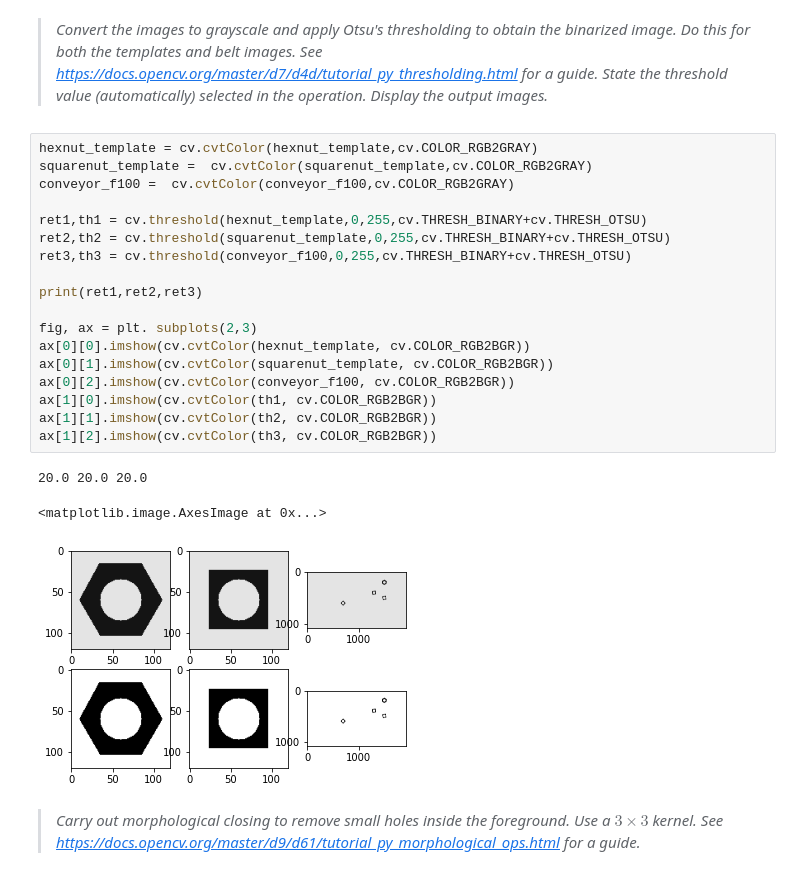
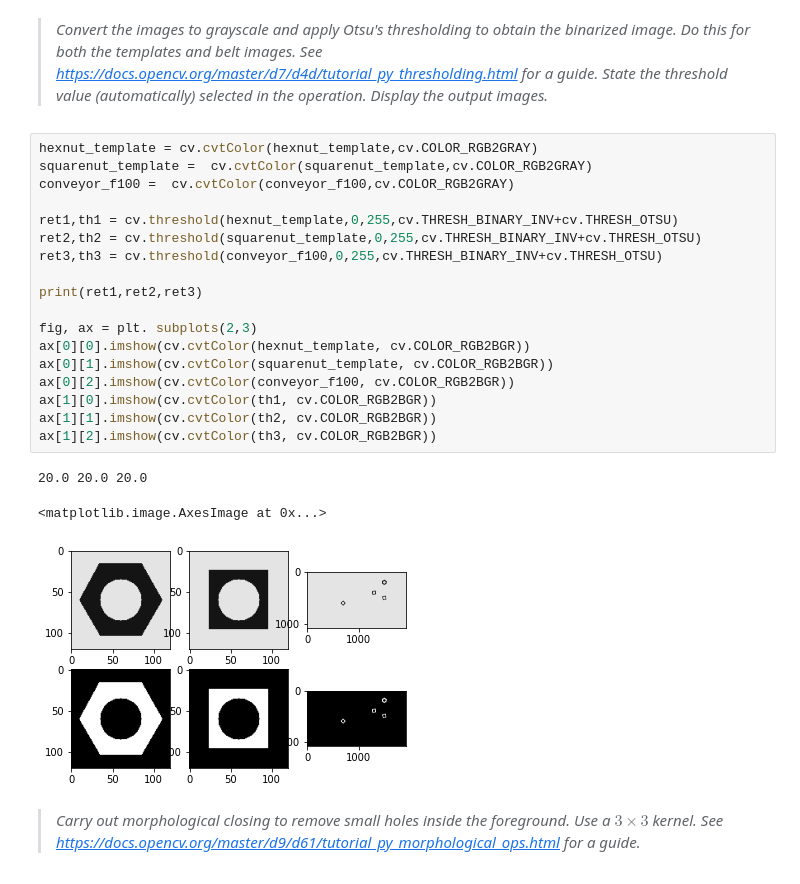
Before and after one commit to KavinduWeerasinghe/Assignment-3, a Jupyter notebook: Assignment 3.ipynb, the cells around one changed output. Saved outputs shown, nothing was run; the diff lists cells and outputs as text.

```diff
--- a/Assignment 3.ipynb
+++ b/Assignment 3.ipynb
@@ -27,25 +27,25 @@ plt.show()
 # %%
 hexnut_template = cv.cvtColor(hexnut_template,cv.COLOR_RGB2GRAY)
 squarenut_template =  cv.cvtColor(squarenut_template,cv.COLOR_RGB2GRAY)
 conveyor_f100 =  cv.cvtColor(conveyor_f100,cv.COLOR_RGB2GRAY)
 
-ret1,th1 = cv.threshold(hexnut_template,0,255,cv.THRESH_BINARY+cv.THRESH_OTSU)
-ret2,th2 = cv.threshold(squarenut_template,0,255,cv.THRESH_BINARY+cv.THRESH_OTSU)
-ret3,th3 = cv.threshold(conveyor_f100,0,255,cv.THRESH_BINARY+cv.THRESH_OTSU)
+ret1,th1 = cv.threshold(hexnut_template,0,255,cv.THRESH_BINARY_INV+cv.THRESH_OTSU)
+ret2,th2 = cv.threshold(squarenut_template,0,255,cv.THRESH_BINARY_INV+cv.THRESH_OTSU)
+ret3,th3 = cv.threshold(conveyor_f100,0,255,cv.THRESH_BINARY_INV+cv.THRESH_OTSU)
 
 print(ret1,ret2,ret3)
 
 fig, ax = plt. subplots(2,3)
 ax[0][0].imshow(cv.cvtColor(hexnut_template, cv.COLOR_RGB2BGR))
 ax[0][1].imshow(cv.cvtColor(squarenut_template, cv.COLOR_RGB2BGR))
 ax[0][2].imshow(cv.cvtColor(conveyor_f100, cv.COLOR_RGB2BGR))
 ax[1][0].imshow(cv.cvtColor(th1, cv.COLOR_RGB2BGR))
 ax[1][1].imshow(cv.cvtColor(th2, cv.COLOR_RGB2BGR))
 ax[1][2].imshow(cv.cvtColor(th3, cv.COLOR_RGB2BGR))
 # %% [output]
 20.0 20.0 20.0
 <matplotlib.image.AxesImage at 0x...>
-[figure, old version]
+[figure, new version]
 # %% [markdown]
 >*Carry out morphological closing to remove small holes inside the foreground. Use a $3×3$ kernel. See https://docs.opencv.org/master/d9/d61/tutorial_py_morphological_ops.html for a guide.*
 # %%
```
Also changed, not shown: parts of 2 cells of this notebook.
